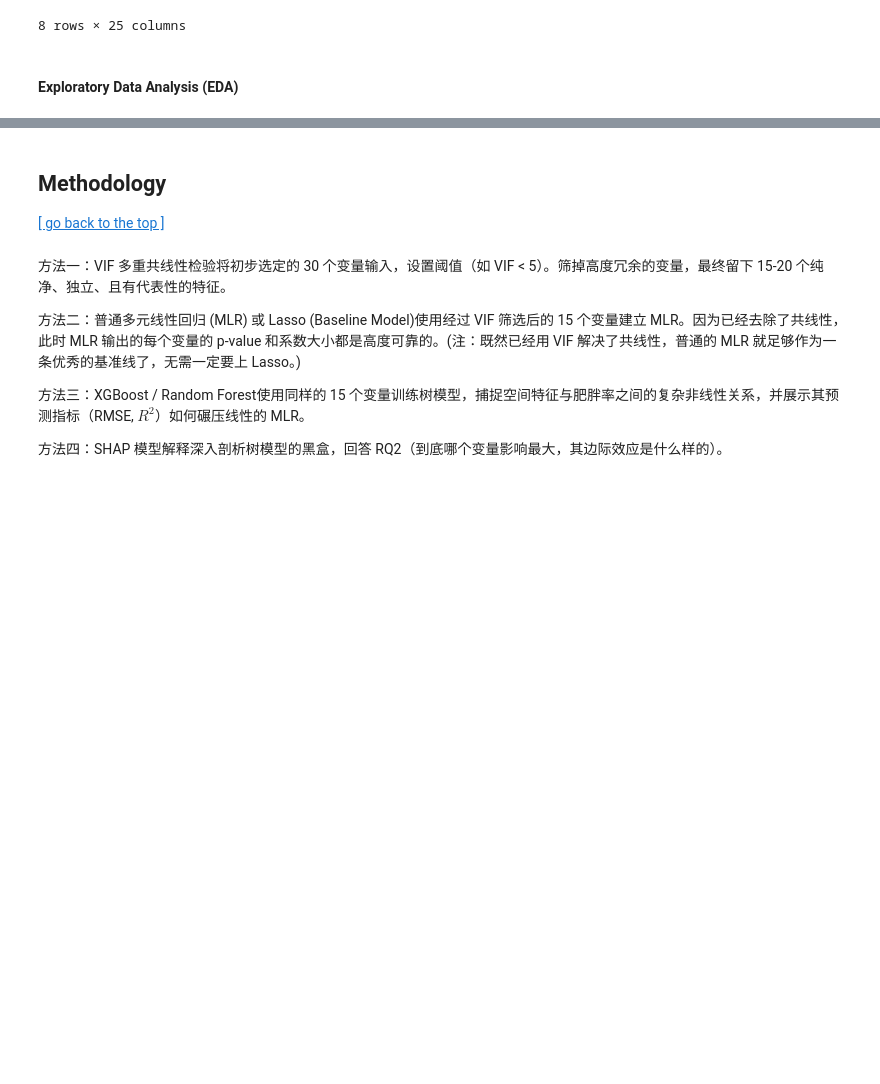
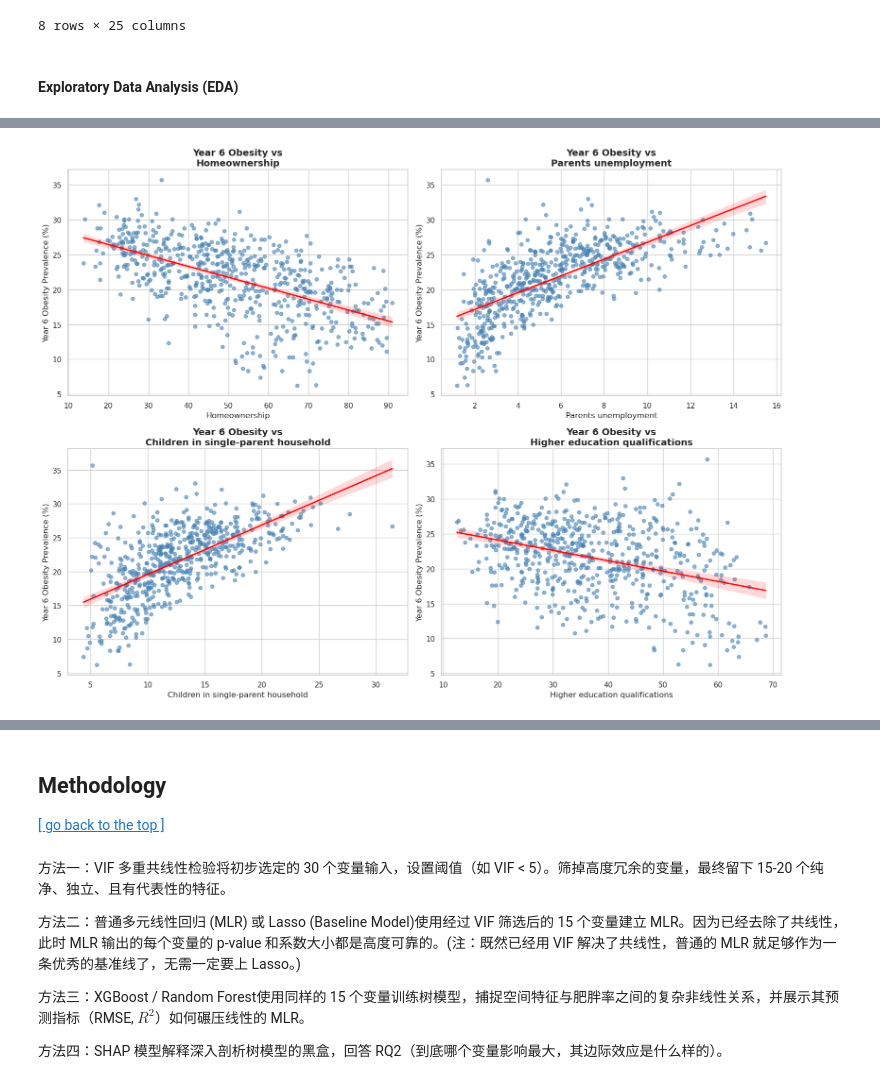
Before and after one commit to mixedmint/DSSS, a Jupyter notebook: childhood obesity.ipynb, the cells around one changed output, grey strips where cells are left out. Saved outputs shown, nothing was run; the diff lists cells and outputs as text; code cells hidden in the pictures; blank space fills up the shorter version.

```diff
--- a/childhood obesity.ipynb
+++ b/childhood obesity.ipynb
@@ -488,0 +536,41 @@ plt.show()
+# %%
+import matplotlib.pyplot as plt
+import seaborn as sns
+
+# 1. 挑选 4 个最具代表性的社会经济特征
+# 请确保这些列名与你 df 中的列名完全一致
+selected_features = [
+    'Homeownership',                        # 住房自有率 (通常负相关)
+    'Parents unemployment',                 # 父母失业率 (通常正相关)
+    'Children in single-parent household',  # 单亲家庭儿童比例 (通常正相关)
+    'Higher education qualifications'       # 高等教育学历比例 (通常负相关)
+]
+
+# 2. 设置画布大小 (2行2列)
+fig, axes = plt.subplots(2, 2, figsize=(16, 12))
+axes = axes.flatten() # 将 2x2 的矩阵展平，方便在循环中调用
+
+# 设置全局样式
+sns.set_theme(style="whitegrid")
+
+# 3. 循环绘制每一个特征与 Year 6 肥胖率的散点图及拟合线
+for i, feature in enumerate(selected_features):
+    sns.regplot(
+        data=df,
+        x=feature,
+        y='Year 6',  # 这里我们以变化更显著的 Year 6 作为目标变量进行展示
+        ax=axes[i],
+        scatter_kws={'alpha': 0.6, 'color': 'steelblue', 's': 30}, # 散点样式：半透明蓝色，大小设为30
+        line_kws={'color': 'red', 'linewidth': 2}                  # 拟合线样式：红色加粗
+    )
+
+    # 设置子图的标题和坐标轴标签
+    axes[i].set_title(f'Year 6 Obesity vs\n{feature}', fontsize=14, fontweight='bold')
+    axes[i].set_xlabel(feature, fontsize=12)
+    axes[i].set_ylabel('Year 6 Obesity Prevalence (%)', fontsize=12)
+
+# 4. 自动调整布局，防止标题和坐标轴标签重叠
+plt.tight_layout()
+plt.show()
+# %% [output]
+[figure, added]
```
Also changed, not shown: parts of 24 cells of this notebook, 2 other files.
